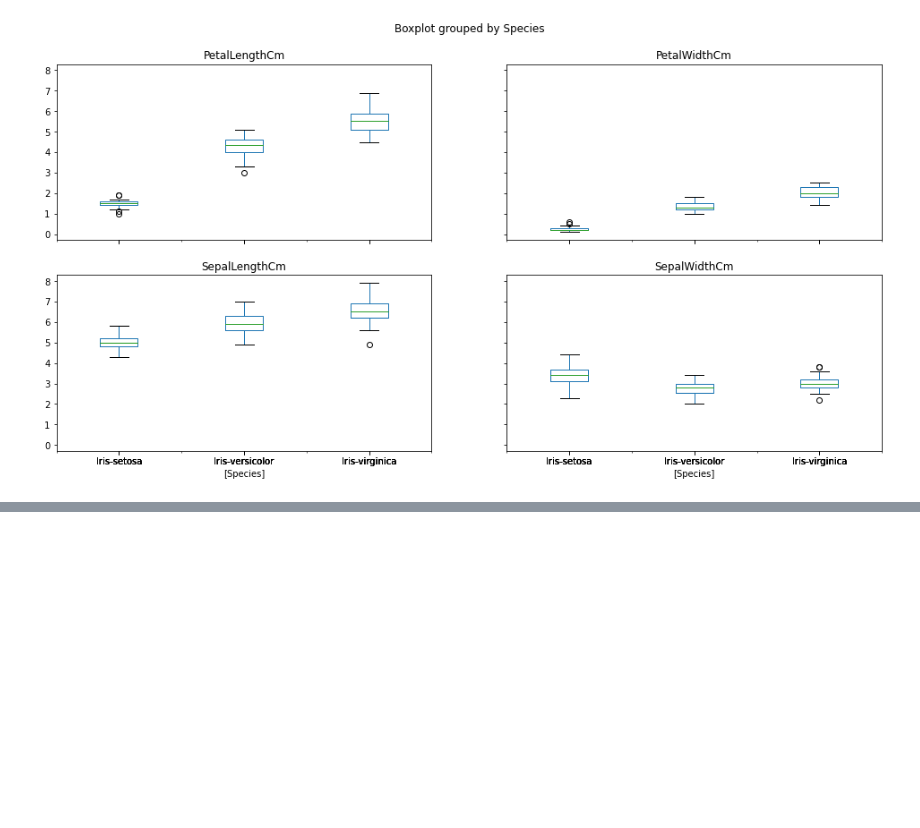
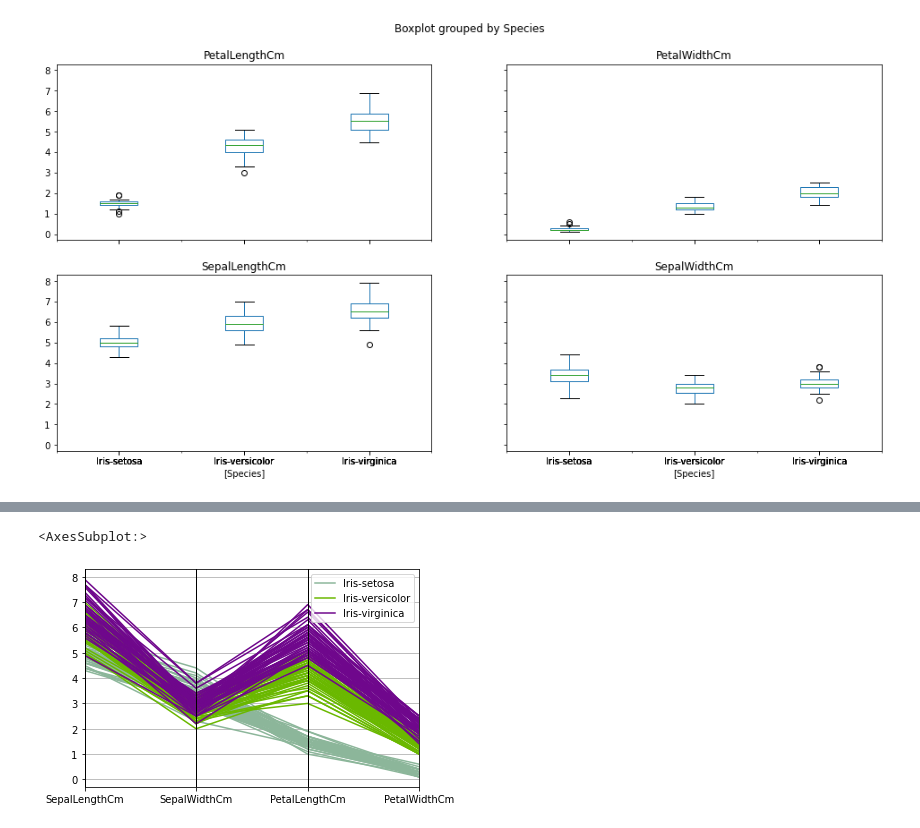
Before and after one commit to iData1011/data-analysis-projects, a Jupyter notebook: EDA-iris/Iris-data-analysis.ipynb, the cells around one changed output, grey strips where cells are left out. Drawn from its saved outputs; the diff is of its cells as text; code cells hidden in the pictures; blank space fills up the shorter version.

```diff
--- a/EDA-iris/Iris-data-analysis.ipynb
+++ b/EDA-iris/Iris-data-analysis.ipynb
@@ -69,0 +75,6 @@ sns.pairplot(iris.drop("Id", axis=1))
+# %%
+from pandas.plotting import parallel_coordinates
+parallel_coordinates(iris.drop("Id", axis=1), "Species")
+# %% [output]
+<AxesSubplot:>
+[figure, added]
```
Also changed, not shown: parts of 5 cells of this notebook.
